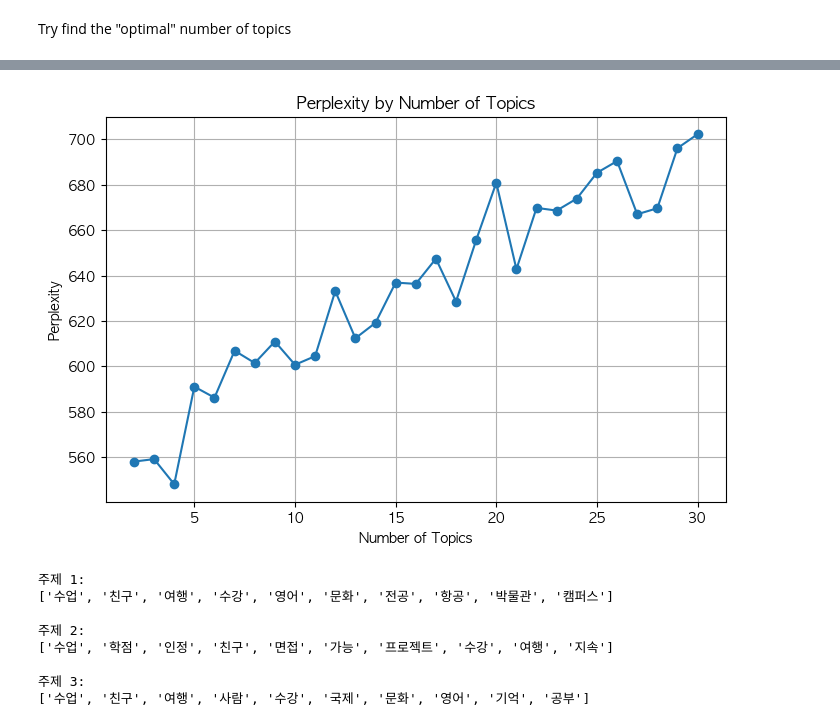
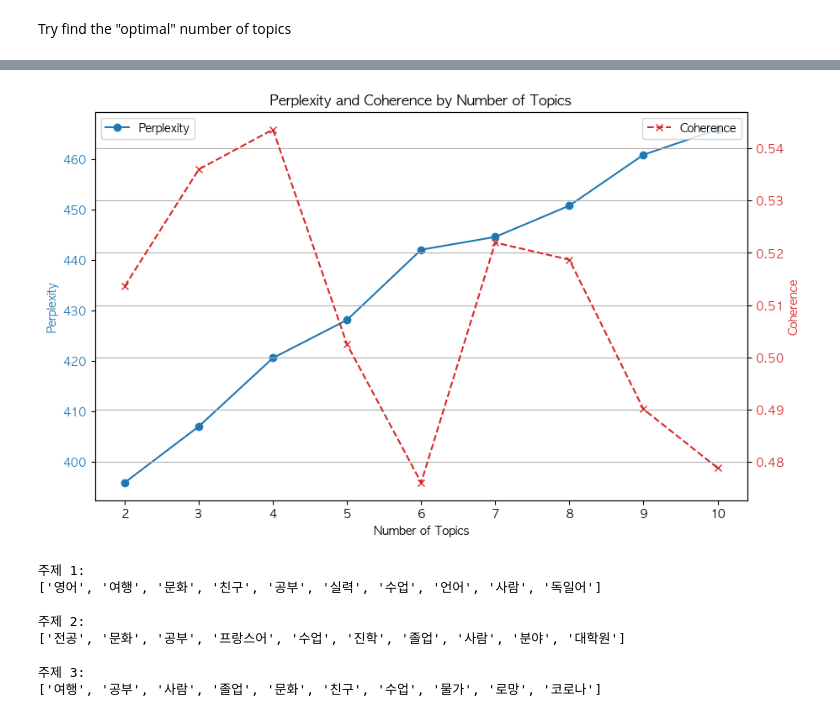
Before and after one commit to 77hannah77/recommend-me-abroad, a Jupyter notebook: project.ipynb, the cells around one changed output, grey strips where cells are left out. Cells and saved outputs as stored; diff of their text form; code cells hidden in the pictures.

```diff
--- a/project.ipynb
+++ b/project.ipynb
@@ -12,14 +12,13 @@ import matplotlib.pyplot as plt
 from collections import Counter
 import pandas as pd
 from konlpy.tag import Mecab
+from konlpy.tag import Okt
 import os
 
 path_to_files = "data_set"
 files_to_process = ["page_1_to_10.csv", "page_11_to_22.csv", "page_23_to_100.csv", "page_101_to_200.csv", "page_201_to_300.csv", "page_301_to_376.csv"]
 
-# 임시!!!!!!!!!
-files_to_process = ["page_1_to_10.csv"]
-
+files_to_process = ["department_standardized_data.csv"]
 
 # 불용어 처리
 stopwords = set()
@@ -33,6 +32,8 @@ mecab = Mecab()                     # mecab 형태소 분석기 생성
 cleaned_text = ""                   # 워드 클라우드에 들어갈 긴 string
 total_motiv_cnt = 0                 # 유효한 지원동기 개수
 
+mecab = Okt() # okt 사용시 uncomment
+
 # topic modeling, ffm에 사용될 df
 df_features = pd.DataFrame()
 
@@ -41,8 +42,8 @@ for file_name in files_to_process:
     df = pd.read_csv(file_path)
 
     # csv 파일 내용 parse
-    df['Selected Content'] = df.apply(select_content, axis=1)
-    df['Processed Content'] = df.apply(process_content, axis=1)
+    # df['Selected Content'] = df.apply(select_content, axis=1)
+    # df['Processed Content'] = df.apply(process_content, axis=1)
     df['Processed Content'] = df['Processed Content'].apply(lambda x : preprocess_text(x, stopwords, mecab))
     tot_len = len(df['Processed Content'])
 
@@ -52,7 +53,7 @@ for file_name in files_to_process:
     print(f"{file_name}'s valid motivs: {len(motivs)} out of {tot_len}")
     total_motiv_cnt += len(motivs)
 
-    df_features = pd.concat([df_features, df[['Year', 'Semester', 'Country', 'School', 'Student_number', 'Department', 'Processed Content']]])
+    df_features = pd.concat([df_features, df[['Semester', 'School', 'Country', 'Major1', 'Processed Content']]])
 
     # 텍스트 전처리
     text = ' '.join(motivs)  # 모든 텍스트를 결합
@@ -89,31 +90,71 @@ Try find the "optimal" number of topics
 import matplotlib.pyplot as plt
 from sklearn.feature_extraction.text import CountVectorizer
 from sklearn.decomposition import LatentDirichletAllocation
+from gensim.models.coherencemodel import CoherenceModel
+from gensim.corpora.dictionary import Dictionary
+from gensim.matutils import Sparse2Corpus
 
 # 지원 동기 부분만 추출해서 사용
 total_motivs = df_features['Processed Content'].reset_index(drop=True)
+
+texts = df_features['Processed Content'].tolist()
+texts = [str(x).split() if isinstance(x, str) else x for x in texts]
+id2word = Dictionary(texts)
+corpus = [id2word.doc2bow(text) for text in texts]
 
 # 문서-단어 행렬 생성
 vectorizer = CountVectorizer(max_features=1000)
 X = vectorizer.fit_transform(total_motivs)
 
 # 토픽 수별 Perplexity 계산
-max_topics = 30
+max_topics = 10
 perplexities = []
+coherences = []
 
 for num_topics in range(2, max_topics + 1):
     lda = LatentDirichletAllocation(n_components=num_topics, random_state=42)
     lda.fit(X)
+
+    # perplexity 계산
     perplexity = lda.perplexity(X)
     perplexities.append(perplexity)
-    print(f"Number of Topics: {num_topics}, Perplexity: {perplexity}")
 
-# Perplexity 시각화
-plt.figure(figsize=(8, 5))
-plt.plot(range(2, max_topics + 1), perplexities, marker='o')
-plt.xlabel("Number of Topics")
-plt.ylabel("Perplexity")
-plt.title("Perplexity by Number of Topics")
+    # 각 주제당 top word
+    topics = [
+        [vectorizer.get_feature_names_out()[i] for i in topic.argsort()[:-11:-1]]
+        for topic in lda.components_
+    ]
+
+    # Coherence 계산
+    coherence_model = CoherenceModel(
+        topics=topics, texts=texts, dictionary=id2word, coherence='c_v'
+    )
+    coherence = coherence_model.get_coherence()
+    coherences.append(coherence)
+
+    print(f"Number of Topics: {num_topics}, Perplexity: {perplexity}, Coherence: {coherence}")
+
+
+fig, ax1 = plt.subplots(figsize=(10, 6))
+
+# Perplexity
+color = 'tab:blue'
+ax1.set_xlabel("Number of Topics")
+ax1.set_ylabel("Perplexity", color=color)
+ax1.plot(range(2, max_topics + 1), perplexities, marker='o', color=color, label="Perplexity")
+ax1.tick_params(axis='y', labelcolor=color)
+ax1.legend(loc='upper left')
+
+# Coherence
+ax2 = ax1.twinx()
+color = 'tab:red'
+ax2.set_ylabel("Coherence", color=color)
+ax2.plot(range(2, max_topics + 1), coherences, marker='x', linestyle='--', color=color, label="Coherence")
+ax2.tick_params(axis='y', labelcolor=color)
+ax2.legend(loc='upper right')
+
+
+plt.title("Perplexity and Coherence by Number of Topics")
 plt.grid()
 plt.show()
 # %% [output]
@@ -137,4 +170,4 @@ Number of Topics: 30, Perplexity: 702.2716600845066
-[figure, old version]
+[figure, new version]
 # %%
 import pyLDAvis
 
@@ -169,8 +202,7 @@ doc_topic_df['Processed Content'] = valid_motivs
 
 # 데이터에 value 항목 추가
 df_features = df_features.merge(doc_topic_df[['Processed Content', 'Value']], on='Processed Content', how='left')
-df_features.to_csv('output.csv', index=False, header=True, encoding='utf-8-sig')
-
+df_features.to_csv('ffm_input_data_okt.csv', index=False, header=True, encoding='utf-8-sig')
 
 # 문서-단어 행렬과 LDA 모델 결과를 시각화에 맞게 변환
 lda_vis_data = pyLDAvis.prepare(
@@ -186,10 +218,10 @@ pyLDAvis.display(lda_vis_data)
 pyLDAvis.save_html(lda_vis_data, f'lda_visualization/lda_visualization_temp_{optimal_topic_number}.html')
 # %% [output]
 주제 1:
-['수업', '친구', '여행', '수강', '영어', '문화', '전공', '항공', '박물관', '캠퍼스']
+['영어', '여행', '문화', '친구', '공부', '실력', '수업', '언어', '사람', '독일어']
 
 주제 2:
-['수업', '학점', '인정', '친구', '면접', '가능', '프로젝트', '수강', '여행', '지속']
+['전공', '문화', '공부', '프랑스어', '수업', '진학', '졸업', '사람', '분야', '대학원']
 
 주제 3:
-['수업', '친구', '여행', '사람', '수강', '국제', '문화', '영어', '기억', '공부']
+['여행', '공부', '사람', '졸업', '문화', '친구', '수업', '물가', '로망', '코로나']
```
Also changed, not shown: parts of 4 cells of this notebook, 1 other file.
